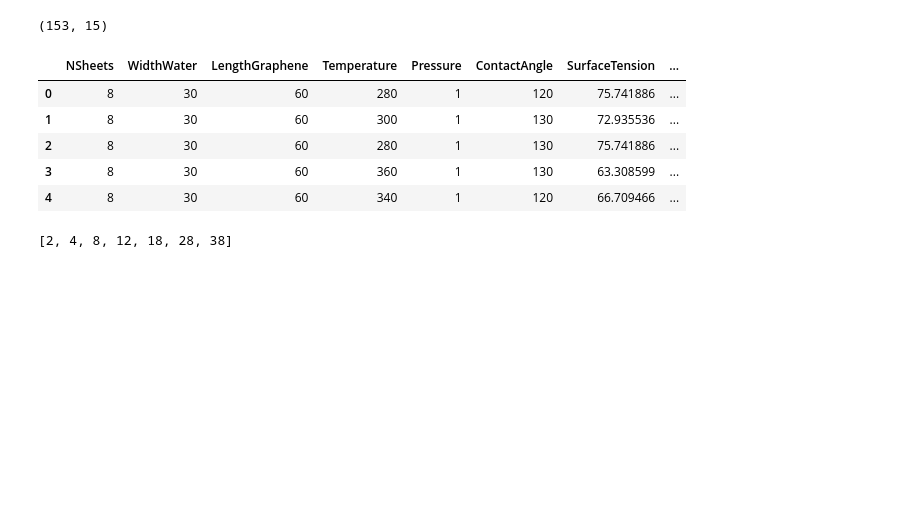
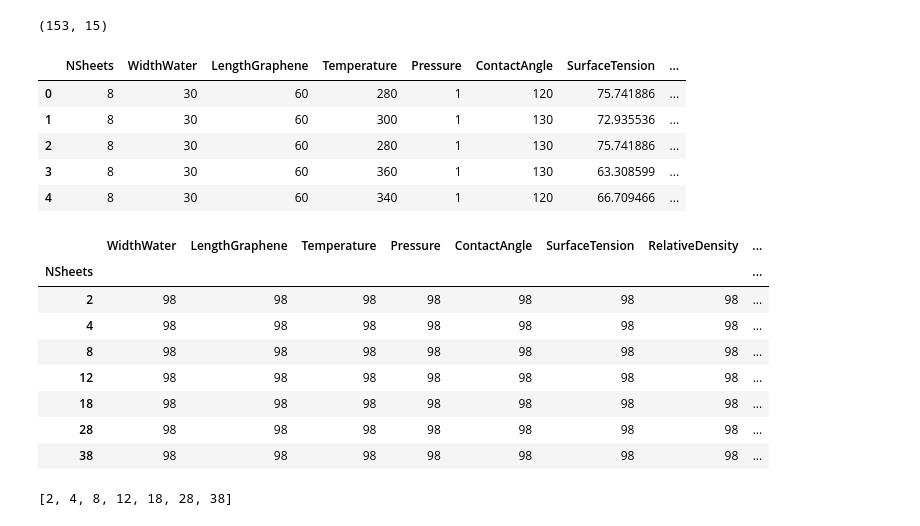
Before and after one commit to Friday02/SINDy, a Jupyter notebook: SINDy - Copy.ipynb, the cells around one changed output. Saved outputs shown, nothing was run; the diff lists cells and outputs as text; code cells hidden in the pictures; blank space fills up the shorter version.

```diff
--- a/SINDy - Copy.ipynb
+++ b/SINDy - Copy.ipynb
@@ -32 +40,13 @@ cData.head()
+# %%
+x1.groupby('NSheets').count()
+# %% [output]
+|  | WidthWater | LengthGraphene | Temperature | Pressure | ContactAngle | SurfaceTension | RelativeDensity | ... |
+| NSheets |  |  |  |  |  |  |  | ... |
+| 2 | 98 | 98 | 98 | 98 | 98 | 98 | 98 | ... |
+| 4 | 98 | 98 | 98 | 98 | 98 | 98 | 98 | ... |
+| 8 | 98 | 98 | 98 | 98 | 98 | 98 | 98 | ... |
+| 12 | 98 | 98 | 98 | 98 | 98 | 98 | 98 | ... |
+| 18 | 98 | 98 | 98 | 98 | 98 | 98 | 98 | ... |
+| 28 | 98 | 98 | 98 | 98 | 98 | 98 | 98 | ... |
+| 38 | 98 | 98 | 98 | 98 | 98 | 98 | 98 | ... |
 # %%
```
Also changed, not shown: parts of 4 cells of this notebook.
